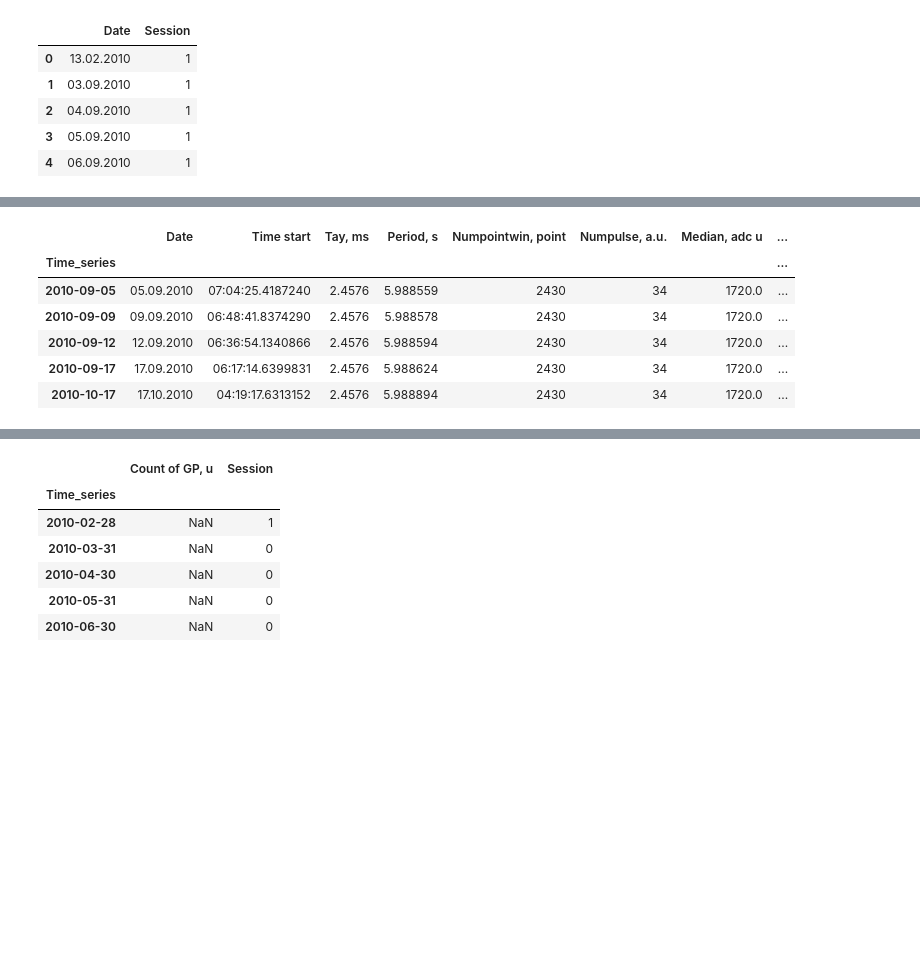
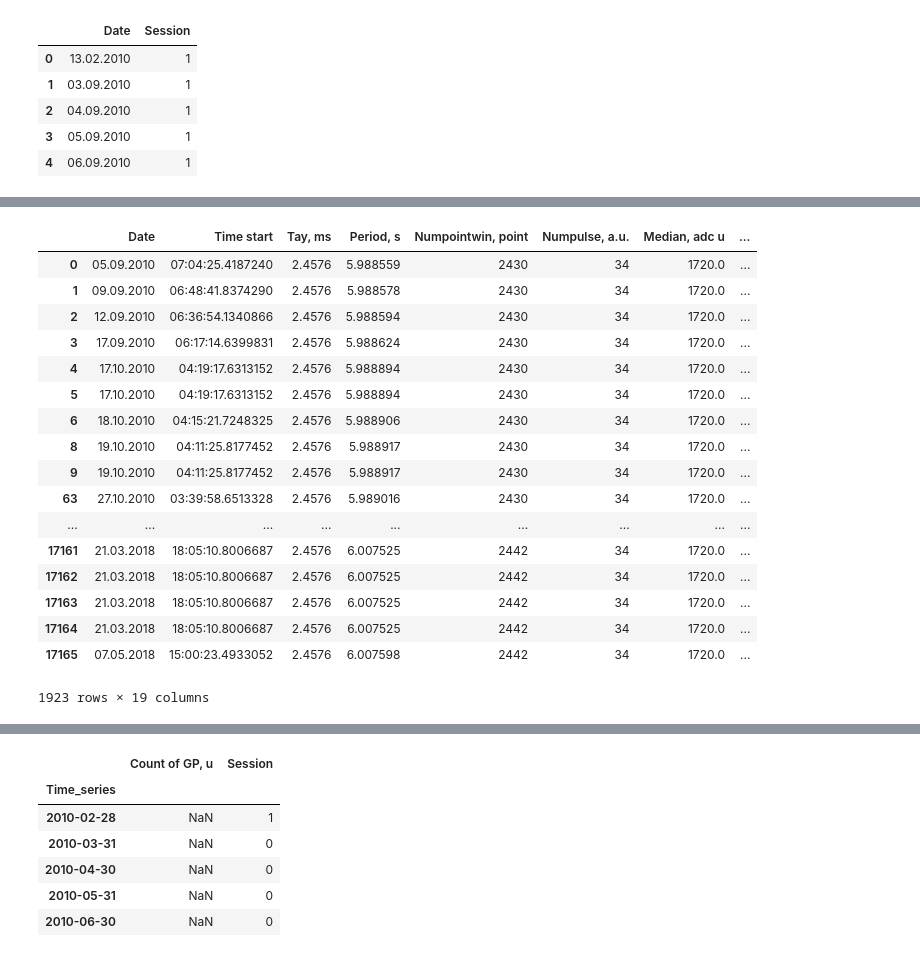
Before and after one commit to KazAndr/SWTraject, a Jupyter notebook: analyze_tab.ipynb, the cells around one changed output, grey strips where cells are left out. Drawn from its saved outputs; the diff is of its cells as text; code cells hidden in the pictures; blank space fills up the shorter version.

```diff
--- a/analyze_tab.ipynb
+++ b/analyze_tab.ipynb
@@ -589,13 +595,24 @@ gp_pulses['MJD'] = None
 # %%
-gp_pulses.head()
+gp_pulses
 # %% [output]
 |  | Date | Time start | Tay, ms | Period, s | Numpointwin, point | Numpulse, a.u. | Median, adc u | ... |
-| Time_series |  |  |  |  |  |  |  | ... |
-| 2010-09-05 | 05.09.2010 | 07:04:25.4187240 | 2.4576 | 5.988559 | 2430 | 34 | 1720.0 | ... |
-| 2010-09-09 | 09.09.2010 | 06:48:41.8374290 | 2.4576 | 5.988578 | 2430 | 34 | 1720.0 | ... |
-| 2010-09-12 | 12.09.2010 | 06:36:54.1340866 | 2.4576 | 5.988594 | 2430 | 34 | 1720.0 | ... |
-| 2010-09-17 | 17.09.2010 | 06:17:14.6399831 | 2.4576 | 5.988624 | 2430 | 34 | 1720.0 | ... |
-| 2010-10-17 | 17.10.2010 | 04:19:17.6313152 | 2.4576 | 5.988894 | 2430 | 34 | 1720.0 | ... |
+| 0 | 05.09.2010 | 07:04:25.4187240 | 2.4576 | 5.988559 | 2430 | 34 | 1720.0 | ... |
+| 1 | 09.09.2010 | 06:48:41.8374290 | 2.4576 | 5.988578 | 2430 | 34 | 1720.0 | ... |
+| 2 | 12.09.2010 | 06:36:54.1340866 | 2.4576 | 5.988594 | 2430 | 34 | 1720.0 | ... |
+| 3 | 17.09.2010 | 06:17:14.6399831 | 2.4576 | 5.988624 | 2430 | 34 | 1720.0 | ... |
+| 4 | 17.10.2010 | 04:19:17.6313152 | 2.4576 | 5.988894 | 2430 | 34 | 1720.0 | ... |
+| 5 | 17.10.2010 | 04:19:17.6313152 | 2.4576 | 5.988894 | 2430 | 34 | 1720.0 | ... |
+| 6 | 18.10.2010 | 04:15:21.7248325 | 2.4576 | 5.988906 | 2430 | 34 | 1720.0 | ... |
+| 8 | 19.10.2010 | 04:11:25.8177452 | 2.4576 | 5.988917 | 2430 | 34 | 1720.0 | ... |
+| 9 | 19.10.2010 | 04:11:25.8177452 | 2.4576 | 5.988917 | 2430 | 34 | 1720.0 | ... |
+| 63 | 27.10.2010 | 03:39:58.6513328 | 2.4576 | 5.989016 | 2430 | 34 | 1720.0 | ... |
+| ... | ... | ... | ... | ... | ... | ... | ... | ... |
+| 17161 | 21.03.2018 | 18:05:10.8006687 | 2.4576 | 6.007525 | 2442 | 34 | 1720.0 | ... |
+| 17162 | 21.03.2018 | 18:05:10.8006687 | 2.4576 | 6.007525 | 2442 | 34 | 1720.0 | ... |
+| 17163 | 21.03.2018 | 18:05:10.8006687 | 2.4576 | 6.007525 | 2442 | 34 | 1720.0 | ... |
+| 17164 | 21.03.2018 | 18:05:10.8006687 | 2.4576 | 6.007525 | 2442 | 34 | 1720.0 | ... |
+| 17165 | 07.05.2018 | 15:00:23.4933052 | 2.4576 | 6.007598 | 2442 | 34 | 1720.0 | ... |
+1923 rows × 19 columns
 # %%
 # Добавление колонки MJD
 itr = 0
```
Also changed, not shown: parts of 8 cells of this notebook, 3 other files.
